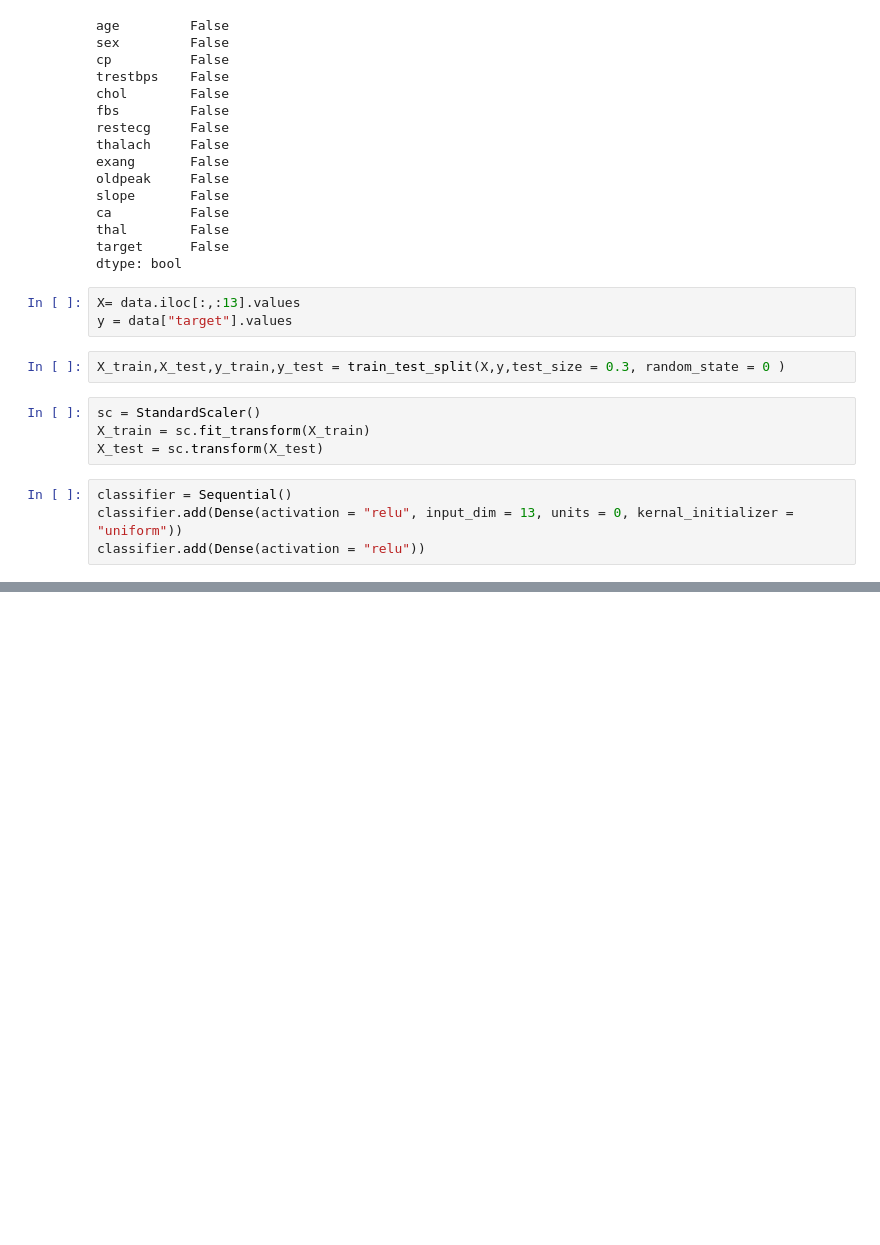
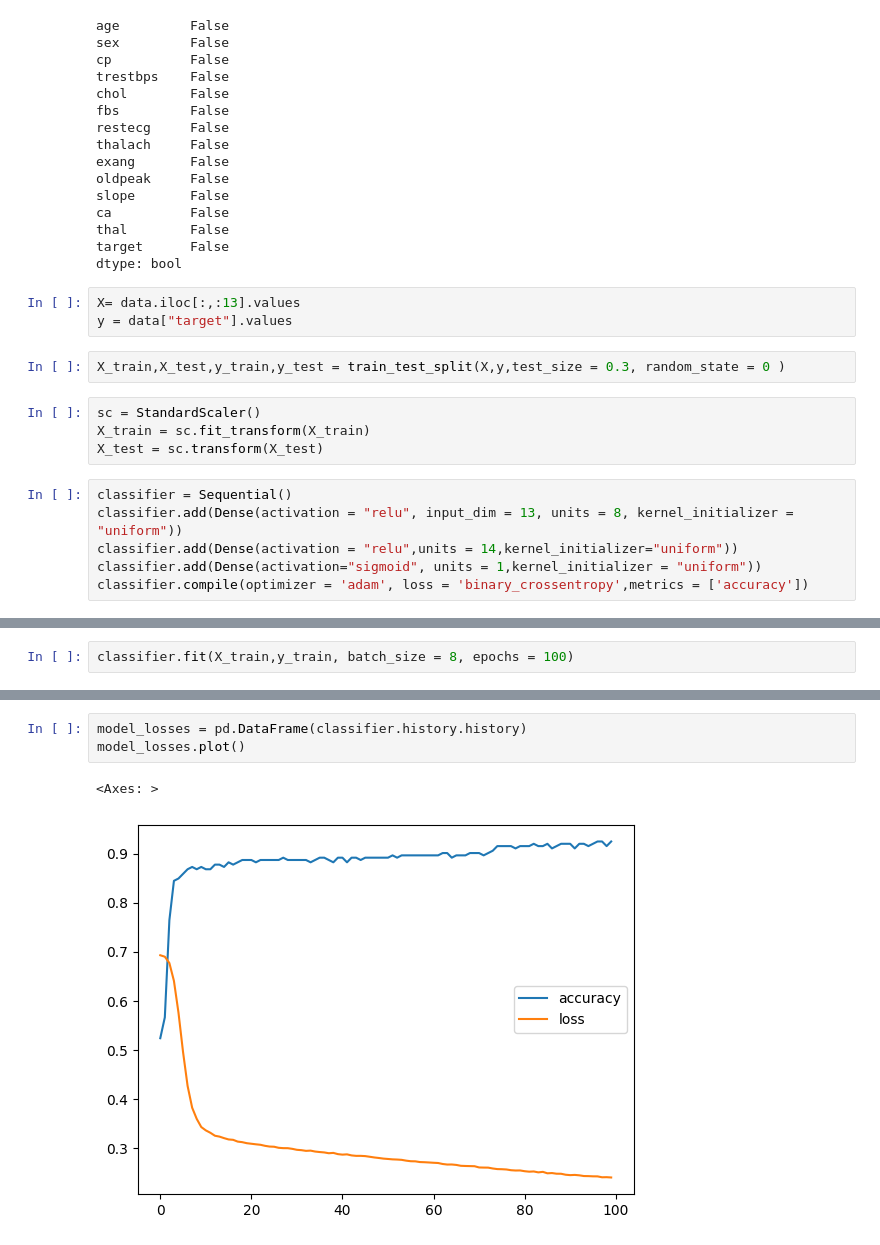
Before and after one commit to aswanthanoop/Heart-Disease-Prediction-using-ANN, a Jupyter notebook: model.ipynb, the cells around one changed output, grey strips where cells are left out. Saved outputs shown, nothing was run; the diff lists cells and outputs as text; blank space fills up the shorter version.

```diff
--- a/model.ipynb
+++ b/model.ipynb
@@ -52,5 +52,7 @@ X_train = sc.fit_transform(X_train)
 X_test = sc.transform(X_test)
 # %%
 classifier = Sequential()
-classifier.add(Dense(activation = "relu", input_dim = 13, units = 0, kernal_initializer = "uniform"))
-classifier.add(Dense(activation = "relu"))
+classifier.add(Dense(activation = "relu", input_dim = 13, units = 8, kernel_initializer = "uniform"))
+classifier.add(Dense(activation = "relu",units = 14,kernel_initializer="uniform"))
+classifier.add(Dense(activation="sigmoid", units = 1,kernel_initializer = "uniform"))
+classifier.compile(optimizer = 'adam', loss = 'binary_crossentropy',metrics = ['accuracy'])
@@ -56,0 +61,2 @@ classifier.add(Dense(activation = "relu"))
+# %%
+classifier.fit(X_train,y_train, batch_size = 8, epochs = 100)
@@ -56,0 +82,6 @@ classifier.add(Dense(activation = "relu"))
+# %%
+model_losses = pd.DataFrame(classifier.history.history)
+model_losses.plot()
+# %% [output]
+<Axes: >
+[figure, added]
```
Also changed, not shown: parts of 5 cells of this notebook.
